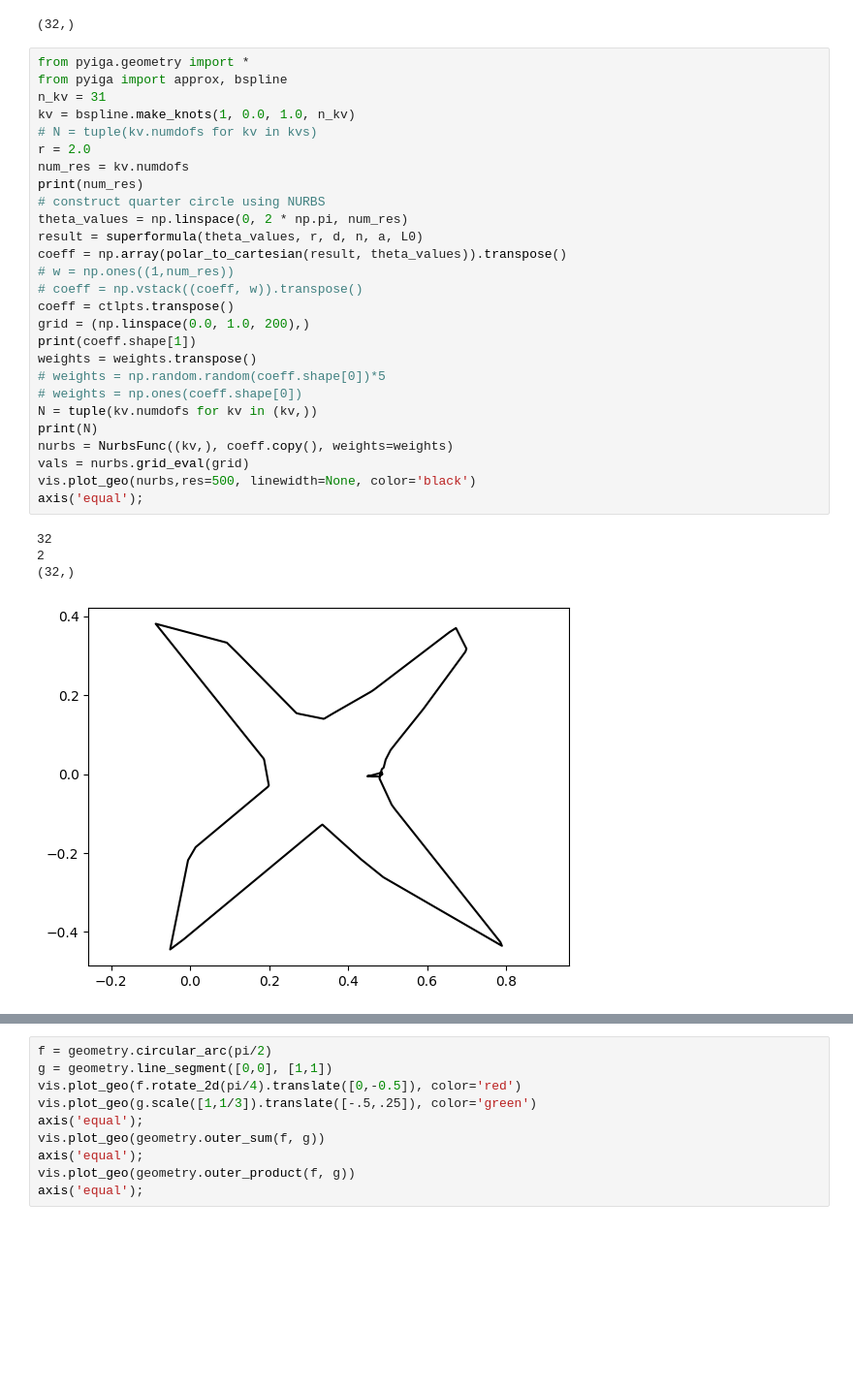
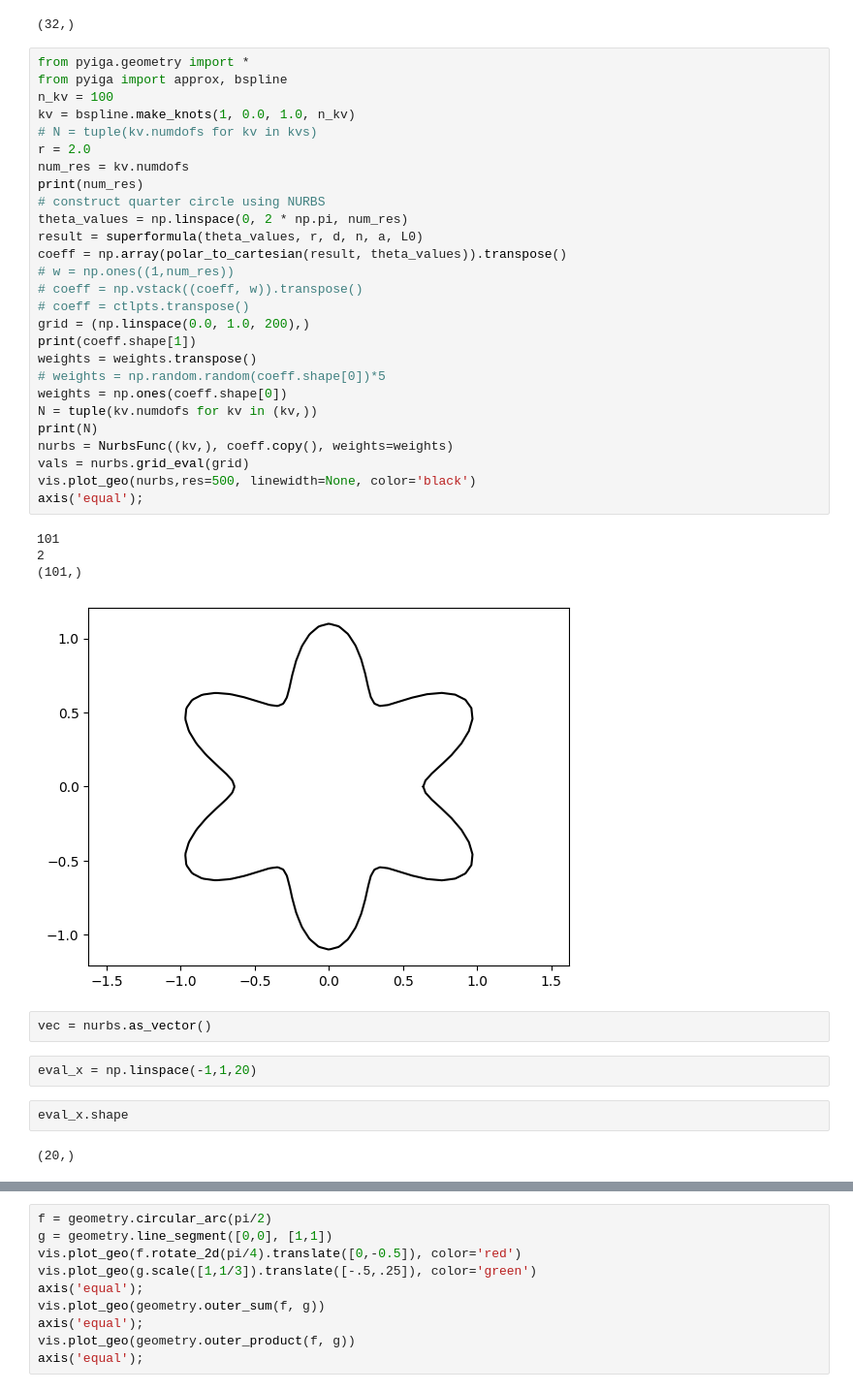
Before and after one commit to kevin866/pyiga, a Jupyter notebook: notebooks/nurbs_super.ipynb, the cells around one changed output, grey strips where cells are left out. Shown at 97% size. Cells and saved outputs as stored; diff of their text form; blank space fills up the shorter version.

```diff
--- a/notebooks/nurbs_super.ipynb
+++ b/notebooks/nurbs_super.ipynb
@@ -98,32 +95,40 @@ weights.shape
 # %%
 from pyiga.geometry import *
 from pyiga import approx, bspline
-n_kv = 31
+n_kv = 100
 kv = bspline.make_knots(1, 0.0, 1.0, n_kv)
 # N = tuple(kv.numdofs for kv in kvs)
 r = 2.0
 num_res = kv.numdofs
 print(num_res)
 # construct quarter circle using NURBS
 theta_values = np.linspace(0, 2 * np.pi, num_res)
 result = superformula(theta_values, r, d, n, a, L0)
 coeff = np.array(polar_to_cartesian(result, theta_values)).transpose()
 # w = np.ones((1,num_res))
 # coeff = np.vstack((coeff, w)).transpose()
-coeff = ctlpts.transpose()
+# coeff = ctlpts.transpose()
 grid = (np.linspace(0.0, 1.0, 200),)
 print(coeff.shape[1])
 weights = weights.transpose()
 # weights = np.random.random(coeff.shape[0])*5
-# weights = np.ones(coeff.shape[0])
+weights = np.ones(coeff.shape[0])
 N = tuple(kv.numdofs for kv in (kv,))
 print(N)
 nurbs = NurbsFunc((kv,), coeff.copy(), weights=weights)
 vals = nurbs.grid_eval(grid)
 vis.plot_geo(nurbs,res=500, linewidth=None, color='black')
 axis('equal');
 # %% [output]
-32
+101
 2
-(32,)
+(101,)
-[figure, old version]
+[figure, new version]
+# %%
+vec = nurbs.as_vector()
+# %%
+eval_x = np.linspace(-1,1,20)
+# %%
+eval_x.shape
+# %% [output]
+(20,)
```
Also changed, not shown: parts of 7 cells of this notebook, 2 other files.
